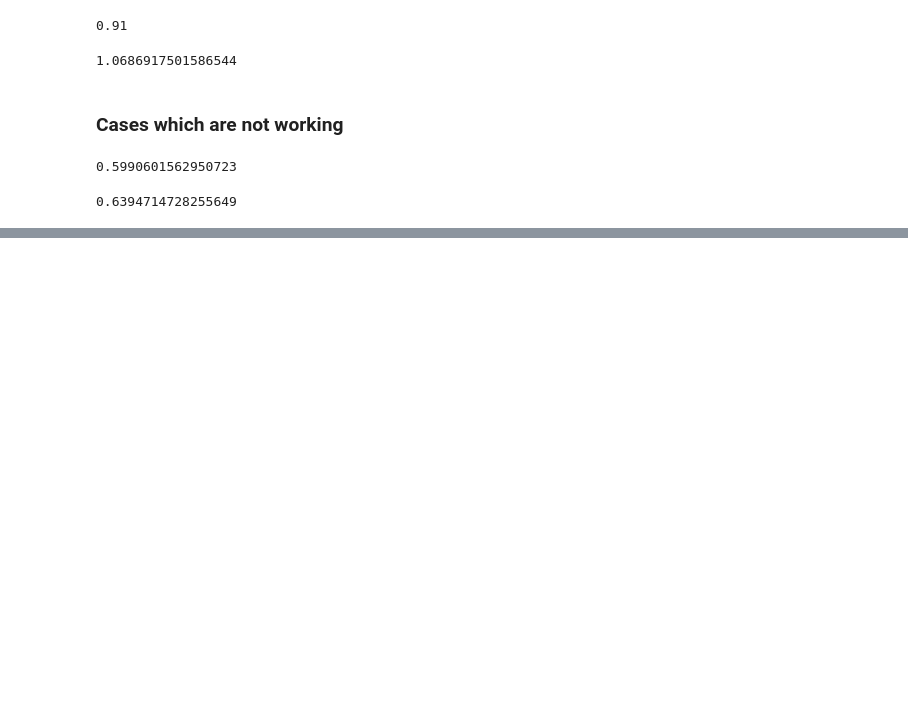
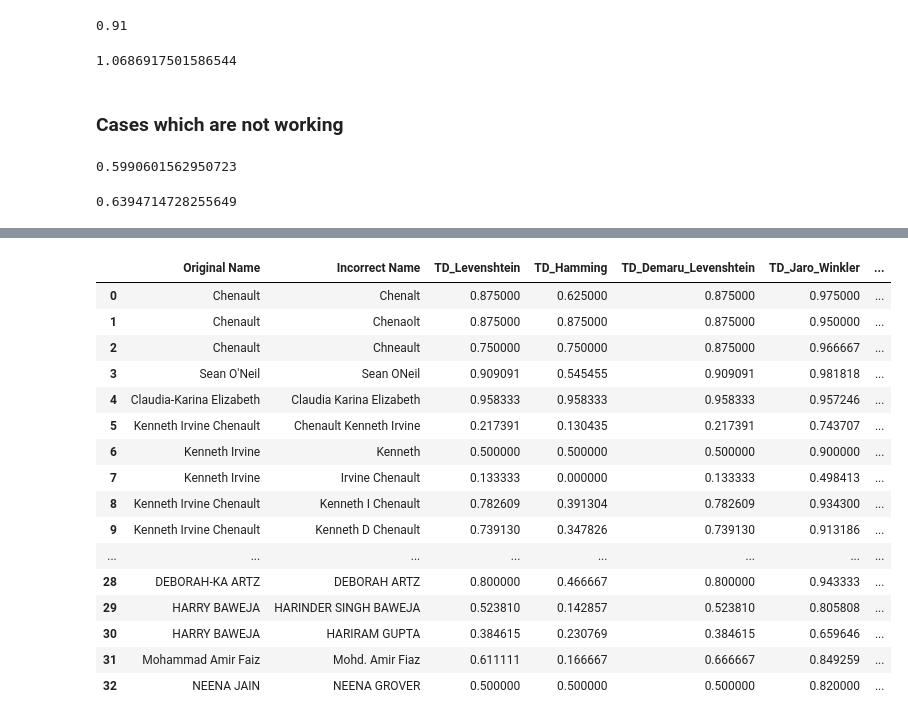
Before and after one commit to LakshayNagpal/Live-Project-EXL, a Jupyter notebook: Testing Code.ipynb, the cells around one changed output, grey strips where cells are left out. Cells and saved outputs as stored; diff of their text form; code cells hidden in the pictures; blank space fills up the shorter version.

```diff
--- a/Testing Code.ipynb
+++ b/Testing Code.ipynb
@@ -198,0 +209,3 @@ print(score)
+# %%
+df = pd.read_excel('EXL_Live_Project.xlsx')
+df.head()
@@ -198,0 +263,35 @@ print(score)
+# %%
+## Applying Functions Here
+
+df['TD_Levenshtein'] = df.apply(td_leven, axis=1)
+df['TD_Hamming'] = df.apply(td_hamming, axis=1)
+df['TD_Demaru_Levenshtein'] = df.apply(td_dleven, axis=1)
+df['TD_Jaro_Winkler'] = df.apply(td_jarowinkler, axis=1)
+df['TD_Smith_Waterman'] = df.apply(td_smithwaterman, axis=1)
+df['TD_MongeElkan'] = df.apply(td_mongeelkan, axis=1)
+df['TD_Needle_Wunsch'] = df.apply(td_needlewunsch, axis=1)
+df['TD_Gotoh'] = df.apply(td_gotoh, axis=1)
+df['NM_Levenshtein'] = df.apply(nm_leven, axis=1)
+df['NM_JaroWinkler'] = df.apply(nm_jarowinkler, axis=1)
+df['NM_Levenshtein_Weights'] = df.apply(nm_leven_weights_changed, axis=1)
+df['NM_JaroWinkler_Weights'] = df.apply(nm_jarowinkler_weights_changed, axis=1)
+# %%
+df
+# %% [output]
+|  | Original Name | Incorrect Name | TD_Levenshtein | TD_Hamming | TD_Demaru_Levenshtein | TD_Jaro_Winkler | ... |
+| 0 | Chenault | Chenalt | 0.875000 | 0.625000 | 0.875000 | 0.975000 | ... |
+| 1 | Chenault | Chenaolt | 0.875000 | 0.875000 | 0.875000 | 0.950000 | ... |
+| 2 | Chenault | Chneault | 0.750000 | 0.750000 | 0.875000 | 0.966667 | ... |
+| 3 | Sean O'Neil | Sean ONeil | 0.909091 | 0.545455 | 0.909091 | 0.981818 | ... |
+| 4 | Claudia-Karina Elizabeth | Claudia Karina Elizabeth | 0.958333 | 0.958333 | 0.958333 | 0.957246 | ... |
+| 5 | Kenneth Irvine Chenault | Chenault Kenneth Irvine | 0.217391 | 0.130435 | 0.217391 | 0.743707 | ... |
+| 6 | Kenneth Irvine | Kenneth | 0.500000 | 0.500000 | 0.500000 | 0.900000 | ... |
+| 7 | Kenneth Irvine | Irvine Chenault | 0.133333 | 0.000000 | 0.133333 | 0.498413 | ... |
+| 8 | Kenneth Irvine Chenault | Kenneth I Chenault | 0.782609 | 0.391304 | 0.782609 | 0.934300 | ... |
+| 9 | Kenneth Irvine Chenault | Kenneth D Chenault | 0.739130 | 0.347826 | 0.739130 | 0.913186 | ... |
+| ... | ... | ... | ... | ... | ... | ... | ... |
+| 28 | DEBORAH-KA ARTZ | DEBORAH ARTZ | 0.800000 | 0.466667 | 0.800000 | 0.943333 | ... |
+| 29 | HARRY BAWEJA | HARINDER SINGH BAWEJA | 0.523810 | 0.142857 | 0.523810 | 0.805808 | ... |
+| 30 | HARRY BAWEJA | HARIRAM GUPTA | 0.384615 | 0.230769 | 0.384615 | 0.659646 | ... |
+| 31 | Mohammad Amir Faiz | Mohd. Amir Fiaz | 0.611111 | 0.166667 | 0.666667 | 0.849259 | ... |
+| 32 | NEENA JAIN | NEENA GROVER | 0.500000 | 0.500000 | 0.500000 | 0.820000 | ... |
```
Also changed, not shown: parts of 8 cells of this notebook.
